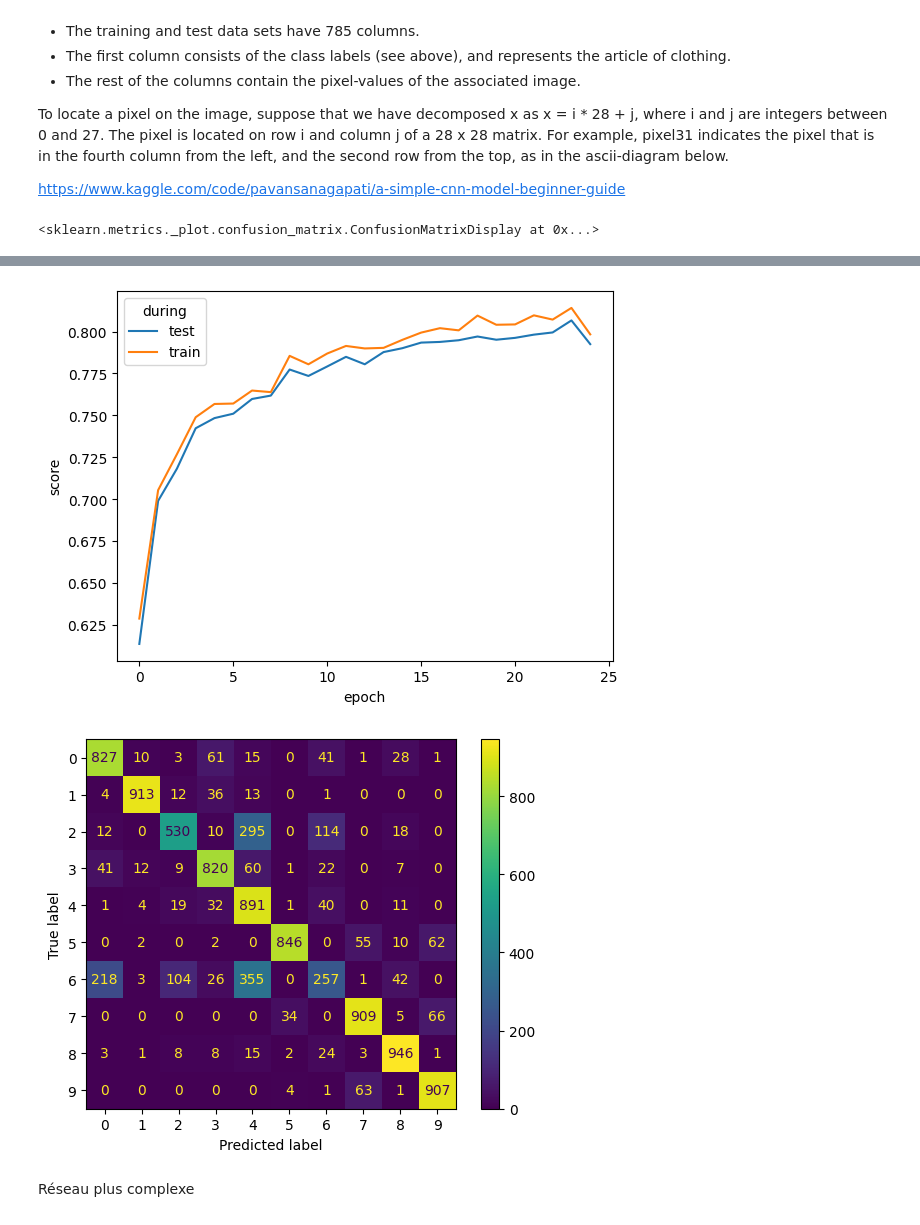
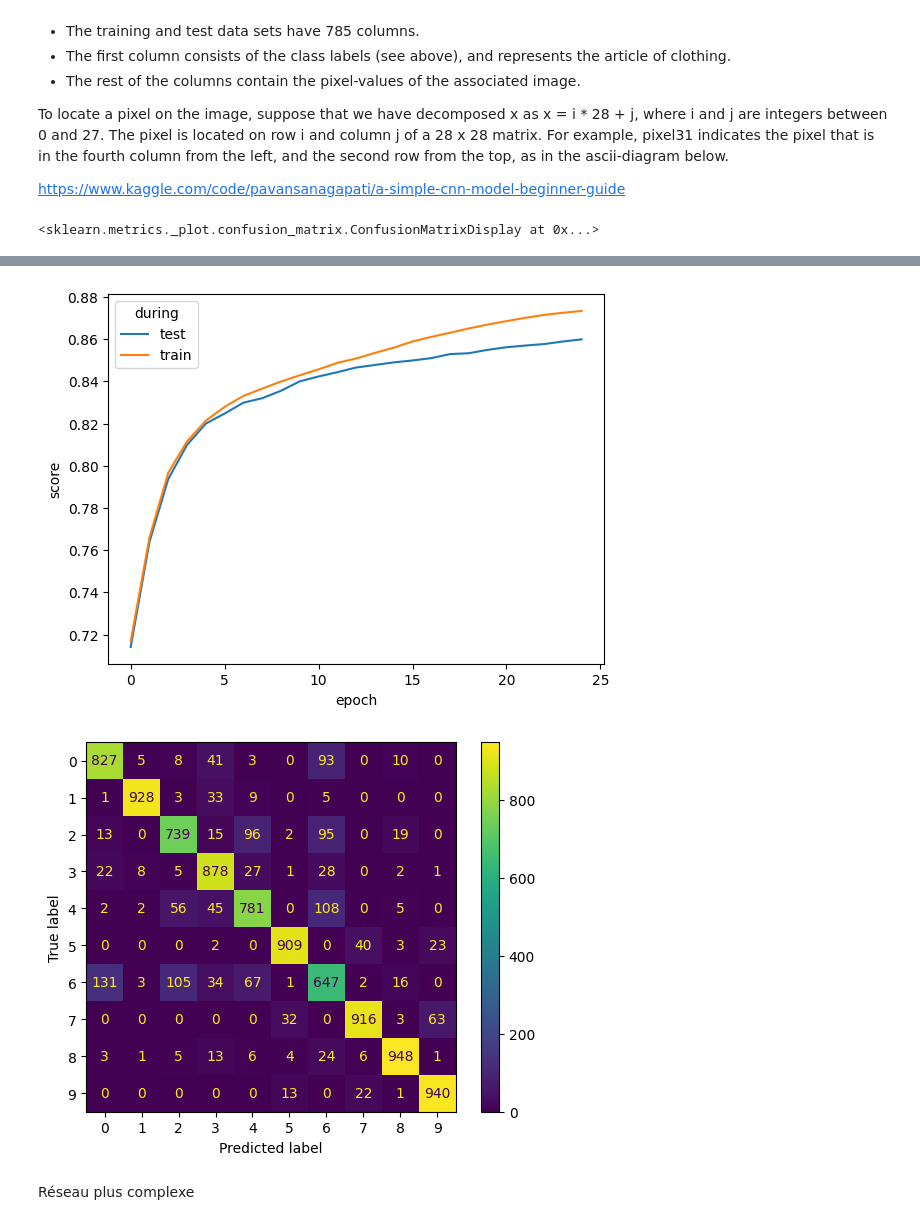
Before and after one commit to dataymeric/NeuralNetworksDIY, a Jupyter notebook: notebooks/classification.ipynb, the cells around one changed output, grey strips where cells are left out. Saved outputs shown, nothing was run; the diff lists cells and outputs as text; code cells hidden in the pictures.

```diff
--- a/notebooks/classification.ipynb
+++ b/notebooks/classification.ipynb
@@ -105,20 +105,42 @@ To locate a pixel on the image, suppose that we have decomposed x as x = i * 28
 
 https://www.kaggle.com/code/pavansanagapati/a-simple-cnn-model-beginner-guide
 # %%
-def load_data(rootdir, trim: float = 0.5):
+def load_data(rootdir, class_list=None, trim: float = 0.5):
+    def normalize_batch_image(X):
+        mn = np.min(X)
+        mx = np.max(X)
+        X_norm = (X - mn) * (1.0 / (mx - mn))
+        return X_norm
+
     train = pd.read_csv(os.path.join(rootdir, "fashion-mnist_train.csv"))
-    y_train = train['label'].values
-    X_train = train.drop(columns='label').values
+    # Filtering requested class
+    if class_list:
+        train = train[train["label"].isin(class_list)]
+    y_train = train["label"].values
+    X_train = train.drop(columns="label").values
 
     test = pd.read_csv(os.path.join(rootdir, "fashion-mnist_test.csv"))
-    y_test = test['label'].values
-    X_test = test.drop(columns='label').values
+    # Filtering requested class
+    if class_list:
+        test = test[test["label"].isin(class_list)]
+    y_test = test["label"].values
+    X_test = test.drop(columns="label").values
 
     trim_train = int(len(X_train) * trim)
-    trim_test = int(len(X_test) * trim)
-    return X_train[:trim_train, :], X_test[:trim_test, :], y_train[:trim_train], y_test[:trim_test]
+    # trim_test = int(len(X_test) * trim)
+    trim_test = int(len(X_test))
+
+    # Normalization + trimming
+    X_train = normalize_batch_image(X_train[:trim_train, :])
+    X_test = normalize_batch_image(X_test[:trim_test, :])
+    y_train = y_train[:trim_train]
+    y_test = y_test[:trim_test]
+
+    return (X_train, X_test, y_train, y_test)
+
+
 rootdir = "./data/fashion-mnist/"
-X_train, X_test, y_train, y_test = load_data(rootdir)
+X_train, X_test, y_train, y_test = load_data(rootdir, trim=0.5)
 
 y_train_oh = OneHotEncoder().fit_transform(y_train.reshape(-1, 1)).toarray()
 y_test_oh = OneHotEncoder().fit_transform(y_test.reshape(-1, 1)).toarray()
@@ -126,15 +148,15 @@ nb_class = y_train_oh.shape[1]
 batch_size = 64
 # %%
 net = Sequential(
-    Linear(784, 256),
+    Linear(784, 256, init_type='he_normal'),
     TanH(),
-    Linear(256, 32),
+    Linear(256, 32, init_type='he_normal'),
     TanH(),
     Linear(32, nb_class),
     Sigmoid(),
 )
 
-optimizer = Optim(net.reset(), CrossEntropyLoss(), eps=2e-4)
+optimizer = Optim(net.reset(), CrossEntropyLoss(), eps=1e-3)
 result_df = optimizer.SGD_eval(X_train, y_train_oh, batch_size, 25, test_size=0.33, return_dataframe=True)
 
 _, ax = plt.subplots()
@@ -152,5 +174,5 @@ ConfusionMatrixDisplay.from_predictions(optimizer.y_test.argmax(1), optimizer.ne
-[figure, old version]
+[figure, new version]
-[figure, old version]
+[figure, new version]
 # %% [markdown]
 Réseau plus complexe
 # %%
```
Also changed, not shown: parts of 10 cells of this notebook, 1 other file.
